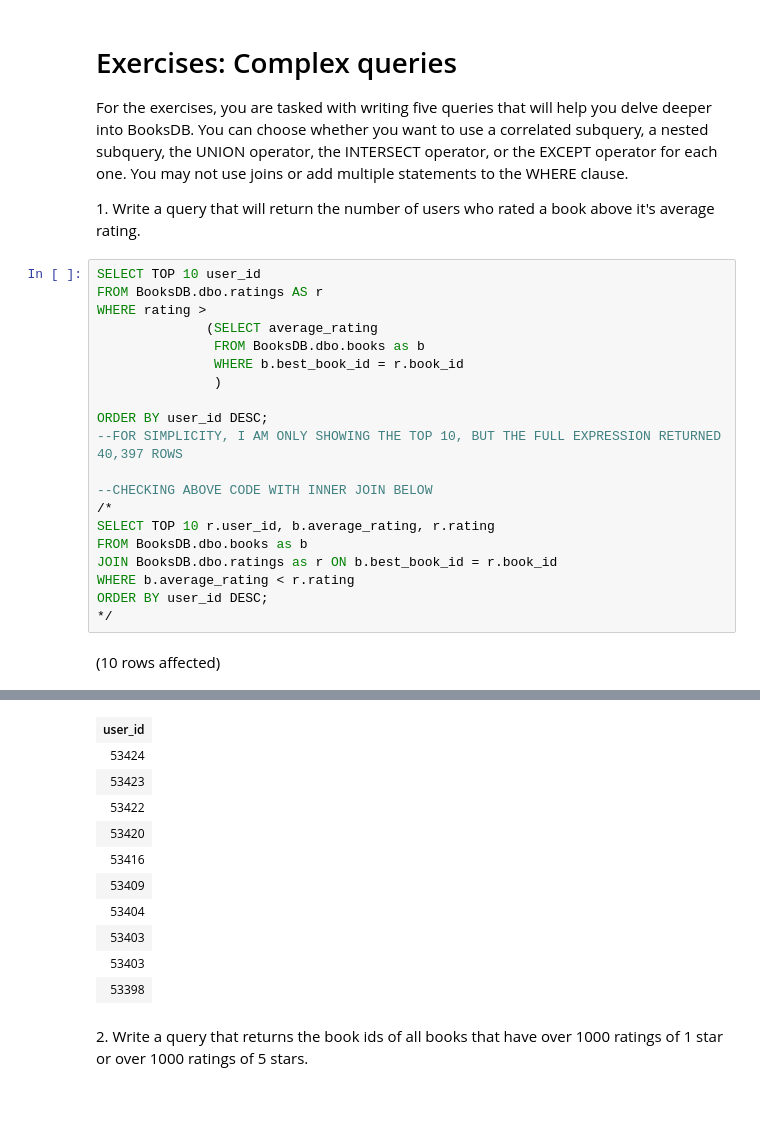
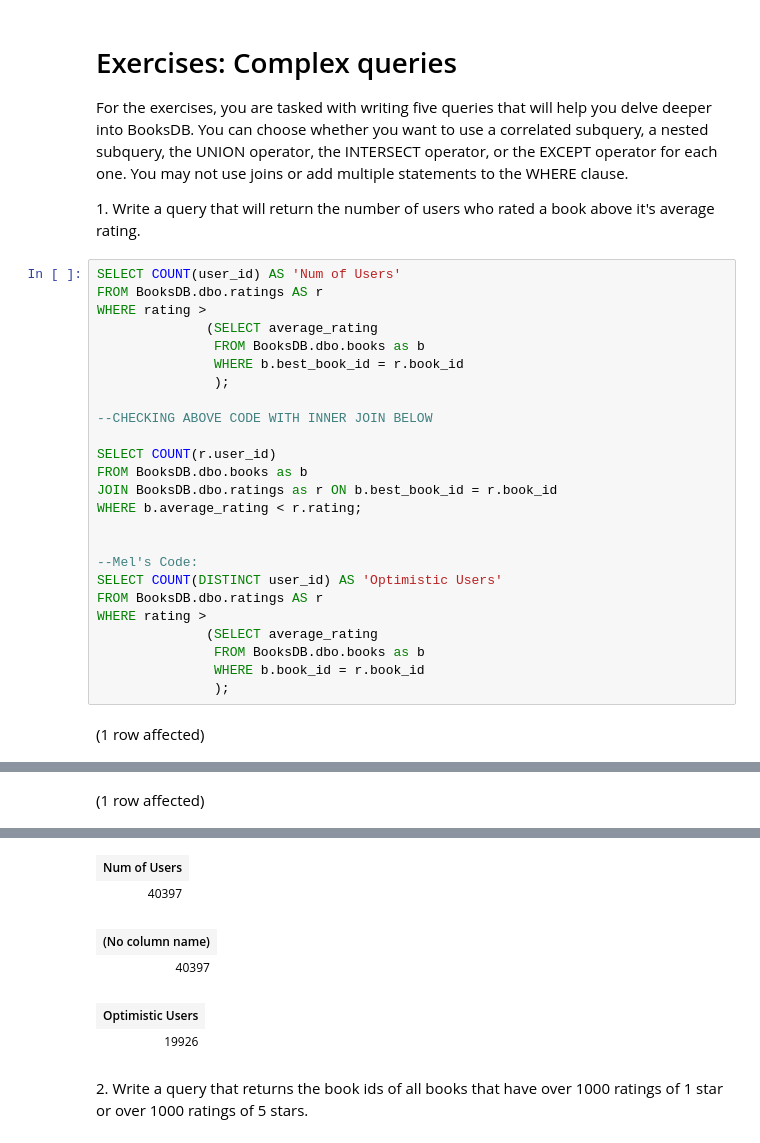
Before and after one commit to odelmas-sci/sql-part4-exercises, a Jupyter notebook: sql-part4.ipynb, the cells around one changed output, grey strips where cells are left out. Cells and saved outputs as stored; diff of their text form; blank space fills up the shorter version.

```diff
--- a/sql-part4.ipynb
+++ b/sql-part4.ipynb
@@ -5,24 +5,29 @@ For the exercises, you are tasked with writing five queries that will help you d
 
 1. Write a query that will return the number of users who rated a book above it's average rating.
 # %%
-SELECT TOP 10 user_id
+SELECT COUNT(user_id) AS 'Num of Users'
 FROM BooksDB.dbo.ratings AS r
 WHERE rating >
               (SELECT average_rating
                FROM BooksDB.dbo.books as b
                WHERE b.best_book_id = r.book_id
-               )
-
-ORDER BY user_id DESC;
---FOR SIMPLICITY, I AM ONLY SHOWING THE TOP 10, BUT THE FULL EXPRESSION RETURNED 40,397 ROWS
+               );
 
 --CHECKING ABOVE CODE WITH INNER JOIN BELOW
-/*
-SELECT TOP 10 r.user_id, b.average_rating, r.rating
+
+SELECT COUNT(r.user_id)
 FROM BooksDB.dbo.books as b
 JOIN BooksDB.dbo.ratings as r ON b.best_book_id = r.book_id
-WHERE b.average_rating < r.rating
-ORDER BY user_id DESC;
-*/
+WHERE b.average_rating < r.rating;
+
+
+--Mel's Code:
+SELECT COUNT(DISTINCT user_id) AS 'Optimistic Users'
+FROM BooksDB.dbo.ratings AS r
+WHERE rating >
+              (SELECT average_rating
+               FROM BooksDB.dbo.books as b
+               WHERE b.book_id = r.book_id
+               );
 # %% [output]
-(10 rows affected)
+(1 row affected)
@@ -29,0 +35 @@ Total execution time: 00:00:01.156
+(1 row affected)
@@ -30,14 +37,9 @@ Total execution time: 00:00:01.156
-| user_id |
-| 53424 |
-| 53423 |
-| 53422 |
-| 53420 |
-| 53416 |
-| 53409 |
-| 53404 |
-| 53403 |
-| 53403 |
-| 53398 |
+| Num of Users |
+| 40397 |
+| (No column name) |
+| 40397 |
+| Optimistic Users |
+| 19926 |
 # %% [markdown]
 2. Write a query that returns the book ids of all books that have over 1000 ratings of 1 star or over 1000 ratings of 5 stars.
 # %%
```
Also changed, not shown: parts of 5 cells of this notebook.
